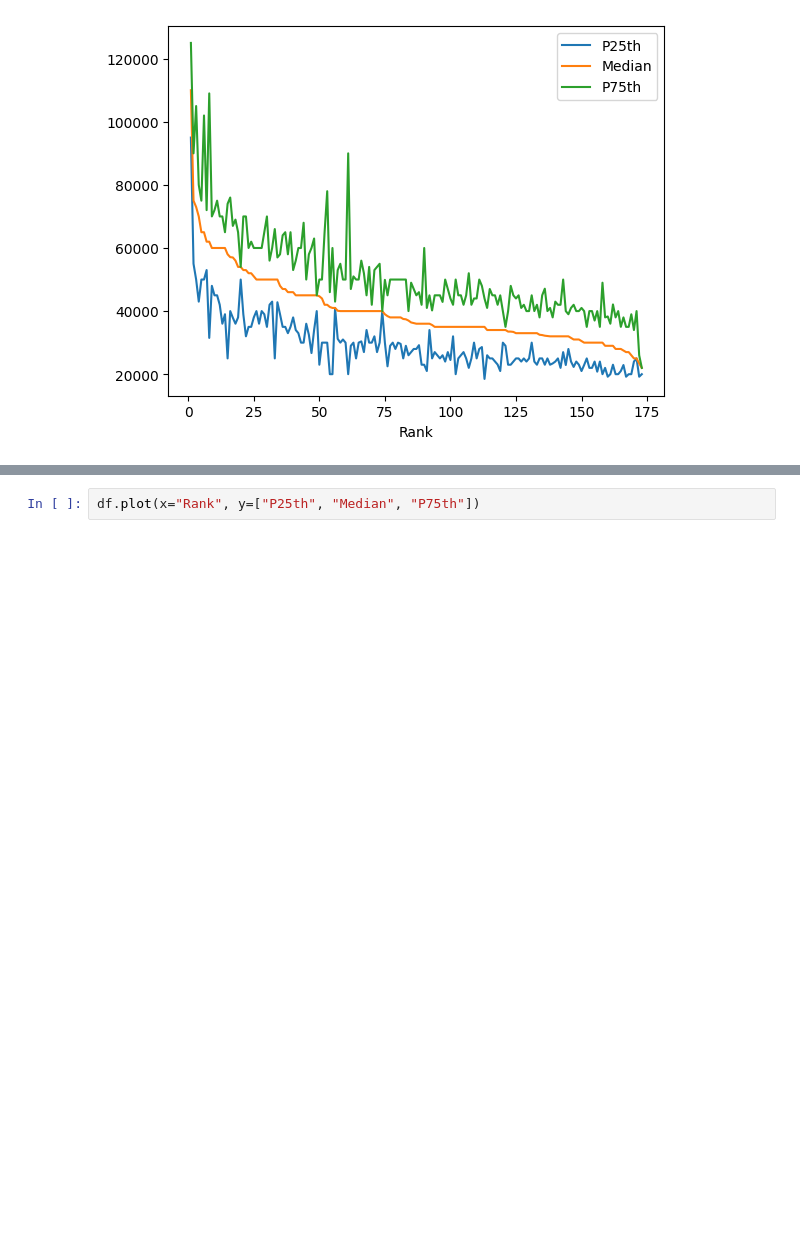
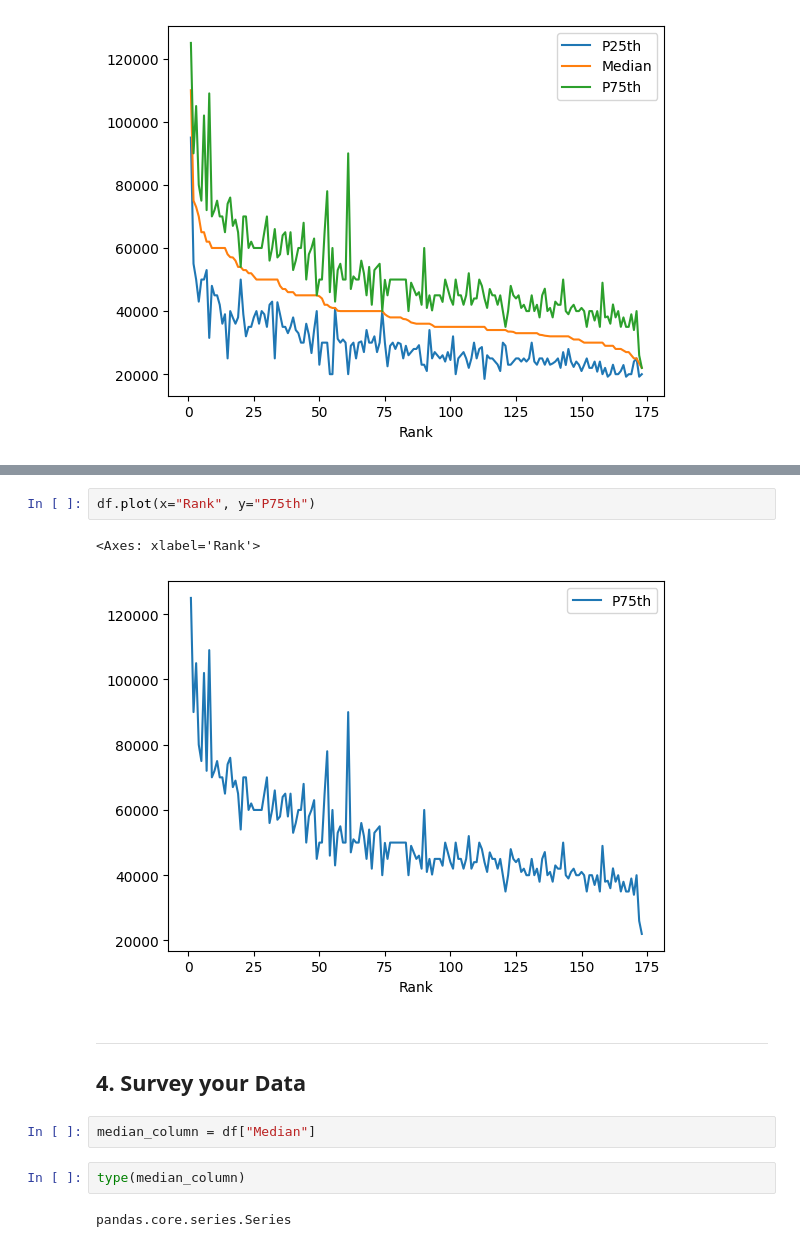
Before and after one commit to felipesebben/Pandas_learning_path, a Jupyter notebook: 7_plot_with_pandas/plot_pandas_viz_basics.ipynb, the cells around one changed output, grey strips where cells are left out. Saved outputs shown, nothing was run; the diff lists cells and outputs as text; blank space fills up the shorter version.

```diff
--- a/7_plot_with_pandas/plot_pandas_viz_basics.ipynb
+++ b/7_plot_with_pandas/plot_pandas_viz_basics.ipynb
@@ -79,2 +103,14 @@ df.plot(x="Rank", y=["P25th", "Median", "P75th"])
 # %%
-df.plot(x="Rank", y=["P25th", "Median", "P75th"])
+df.plot(x="Rank", y="P75th")
+# %% [output]
+<Axes: xlabel='Rank'>
+[figure, added]
+# %% [markdown]
+<hr>
+<h2><b>4. Survey your Data</b></h2>
+# %%
+median_column = df["Median"]
+# %%
+type(median_column)
+# %% [output]
+pandas.core.series.Series
```
Also changed, not shown: parts of 9 cells of this notebook.
